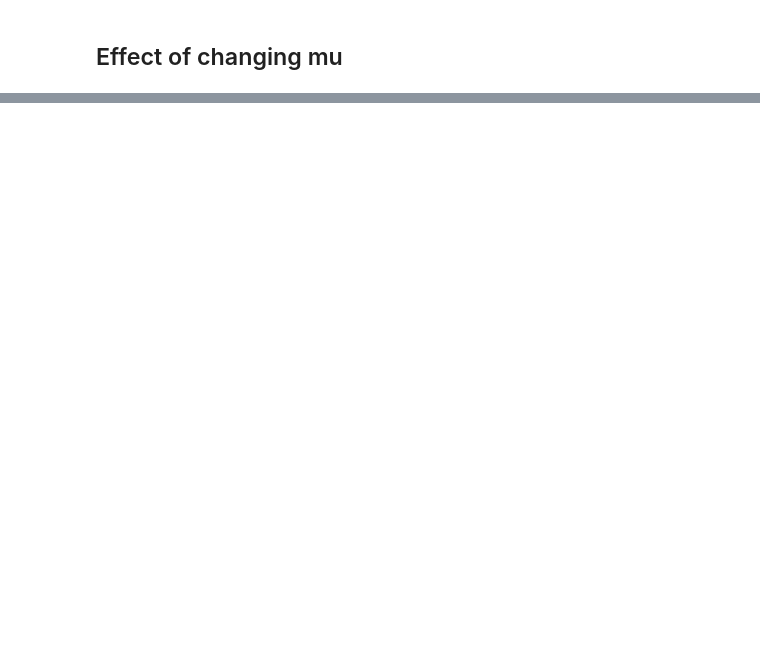
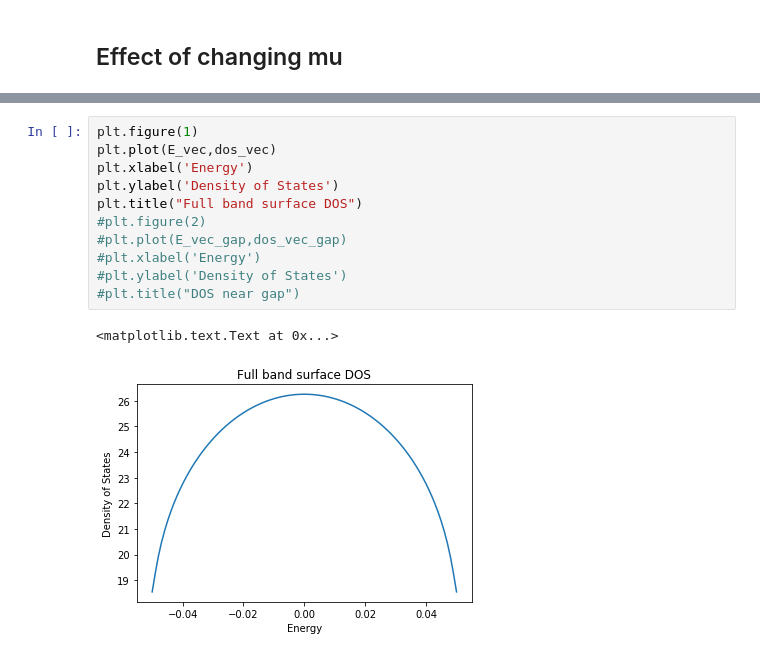
Before and after one commit to sandeshkalantre/superconducting-transport, a Jupyter notebook: code/Cylindrical Nanowire.ipynb, the cells around one changed output, grey strips where cells are left out. Saved outputs shown, nothing was run; the diff lists cells and outputs as text; blank space fills up the shorter version.

```diff
--- a/code/Cylindrical Nanowire.ipynb
+++ b/code/Cylindrical Nanowire.ipynb
@@ -163,0 +263,14 @@ plt.title("DOS near gap")
+# %%
+plt.figure(1)
+plt.plot(E_vec,dos_vec)
+plt.xlabel('Energy')
+plt.ylabel('Density of States')
+plt.title("Full band surface DOS")
+#plt.figure(2)
+#plt.plot(E_vec_gap,dos_vec_gap)
+#plt.xlabel('Energy')
+#plt.ylabel('Density of States')
+#plt.title("DOS near gap")
+# %% [output]
+<matplotlib.text.Text at 0x...>
+[figure, added]
```
Also changed, not shown: parts of 10 cells of this notebook.
